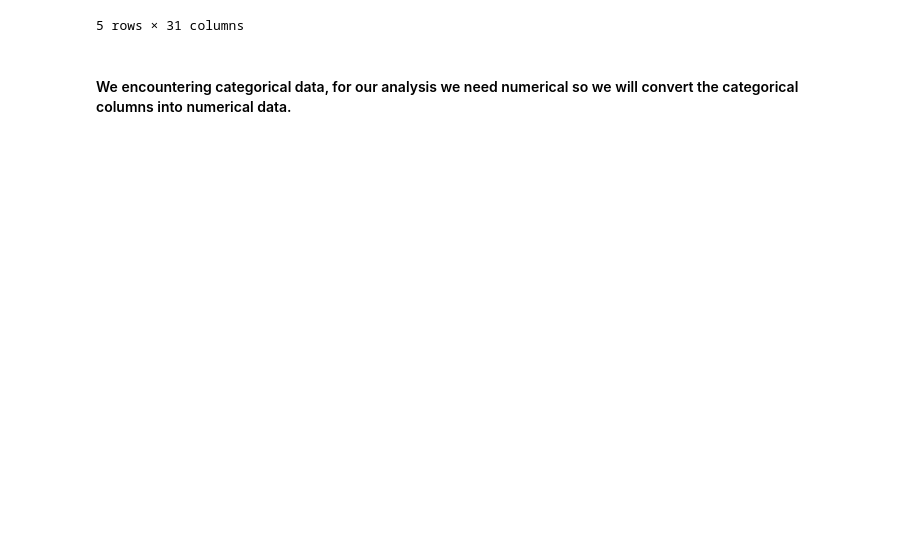
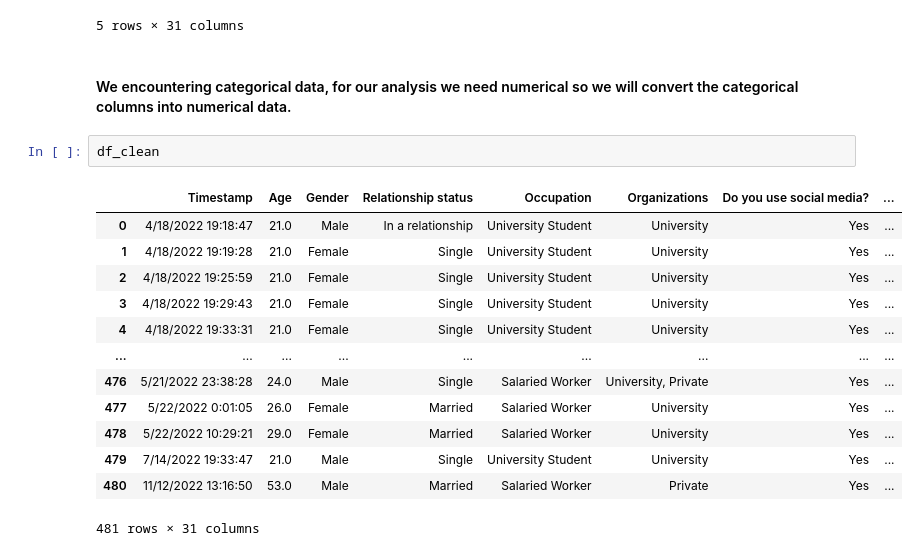
Before and after one commit to ilsecaher/MSDS640-Data-Cleaning, a Jupyter notebook: Social Media Impact.ipynb, the cells around one changed output. Cells and saved outputs as stored; diff of their text form; blank space fills up the shorter version.

```diff
--- a/Social Media Impact.ipynb
+++ b/Social Media Impact.ipynb
@@ -205,3 +230,19 @@ df_clean.head(5)
 5 rows × 31 columns
 # %% [markdown]
 #### We encountering categorical data, for our analysis we need numerical so we will convert the categorical columns into numerical data.
+# %%
+df_clean
+# %% [output]
+|  | Timestamp | Age | Gender | Relationship status | Occupation | Organizations | Do you use social media? | ... |
+| 0 | 4/18/2022 19:18:47 | 21.0 | Male | In a relationship | University Student | University | Yes | ... |
+| 1 | 4/18/2022 19:19:28 | 21.0 | Female | Single | University Student | University | Yes | ... |
+| 2 | 4/18/2022 19:25:59 | 21.0 | Female | Single | University Student | University | Yes | ... |
+| 3 | 4/18/2022 19:29:43 | 21.0 | Female | Single | University Student | University | Yes | ... |
+| 4 | 4/18/2022 19:33:31 | 21.0 | Female | Single | University Student | University | Yes | ... |
+| ... | ... | ... | ... | ... | ... | ... | ... | ... |
+| 476 | 5/21/2022 23:38:28 | 24.0 | Male | Single | Salaried Worker | University, Private | Yes | ... |
+| 477 | 5/22/2022 0:01:05 | 26.0 | Female | Married | Salaried Worker | University | Yes | ... |
+| 478 | 5/22/2022 10:29:21 | 29.0 | Female | Married | Salaried Worker | University | Yes | ... |
+| 479 | 7/14/2022 19:33:47 | 21.0 | Male | Single | University Student | University | Yes | ... |
+| 480 | 11/12/2022 13:16:50 | 53.0 | Male | Married | Salaried Worker | Private | Yes | ... |
+481 rows × 31 columns
```
Also changed, not shown: parts of 25 cells of this notebook.
